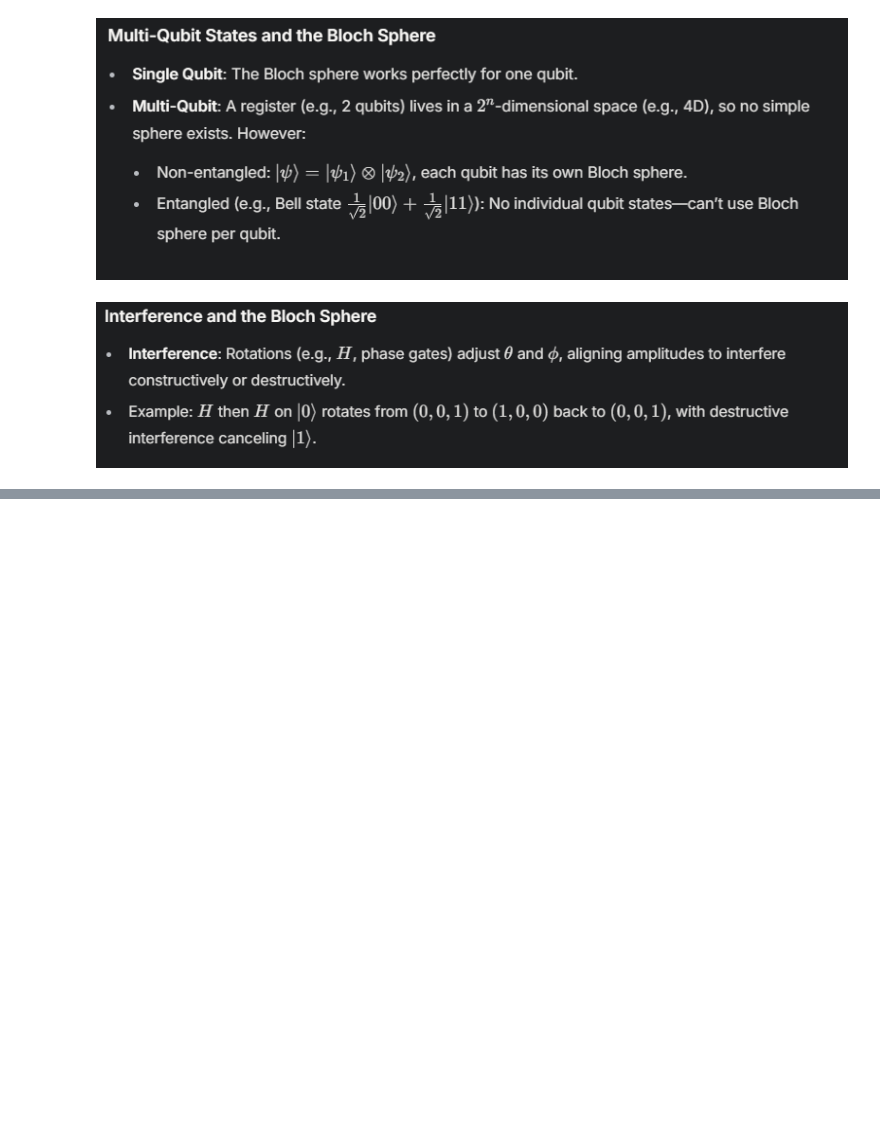
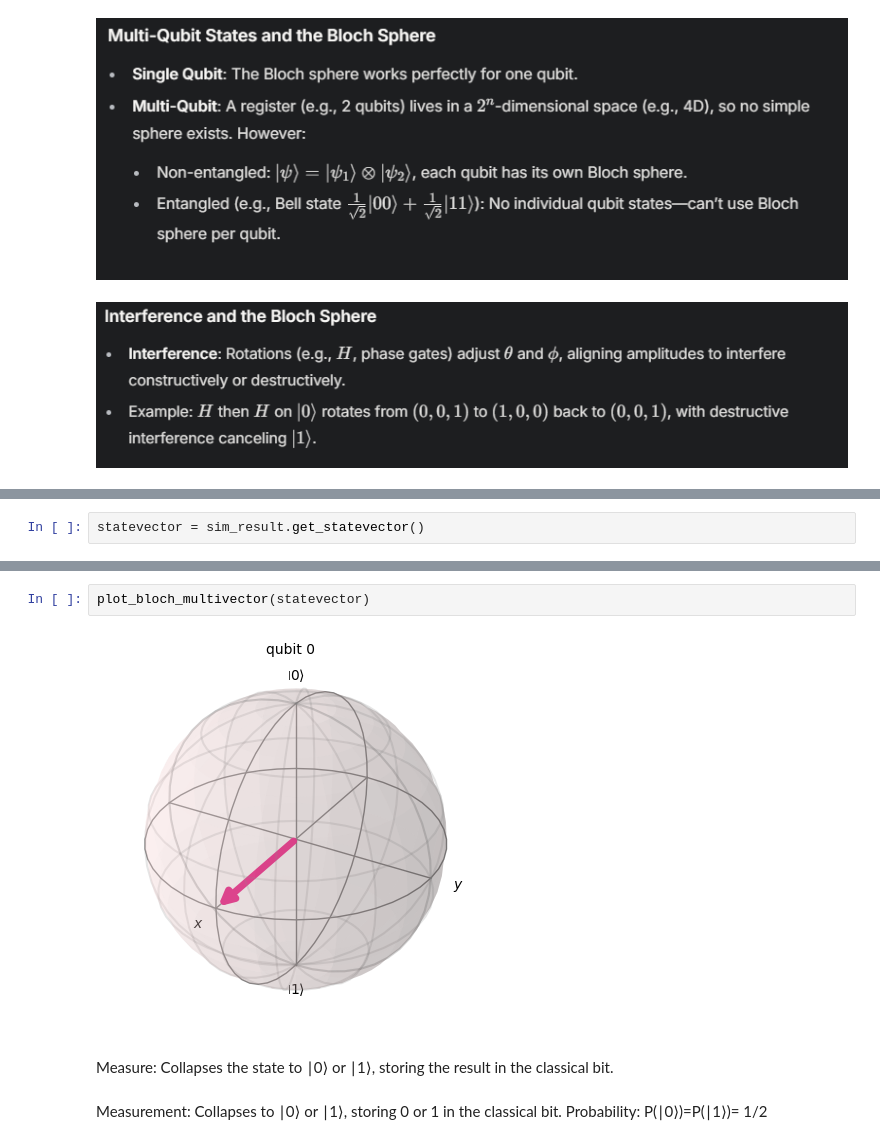
Before and after one commit to SAMANTA1401/Q_computing, a Jupyter notebook: blochsphere.ipynb, the cells around one changed output, grey strips where cells are left out. Saved outputs shown, nothing was run; the diff lists cells and outputs as text; blank space fills up the shorter version.

```diff
--- a/blochsphere.ipynb
+++ b/blochsphere.ipynb
@@ -38,0 +126,2 @@ wave function
+# %%
+statevector = sim_result.get_statevector()
@@ -38,0 +152,15 @@ wave function
+# %%
+plot_bloch_multivector(statevector)
+# %% [output]
+[figure, added]
+# %% [markdown]
+Measure: Collapses the state to
+∣0⟩ or
+∣1⟩, storing the result in the classical bit.
+# %% [markdown]
+Measurement:
+Collapses to
+∣0⟩ or
+∣1⟩, storing 0 or 1 in the classical bit.
+Probability:
+P(∣0⟩)=P(∣1⟩)= 1/2
```
Also changed, not shown: parts of 25 cells of this notebook, 2 other files.
